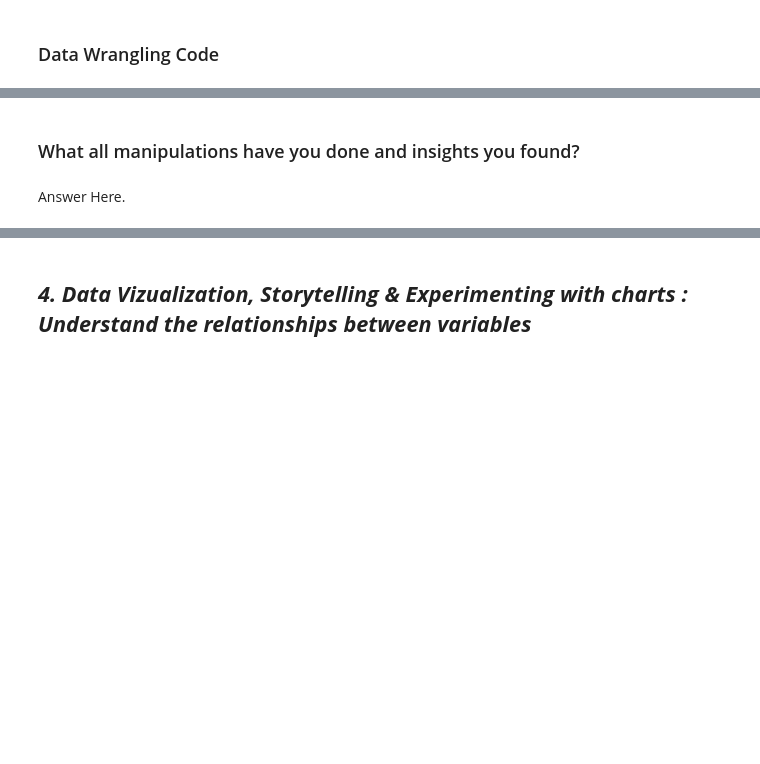
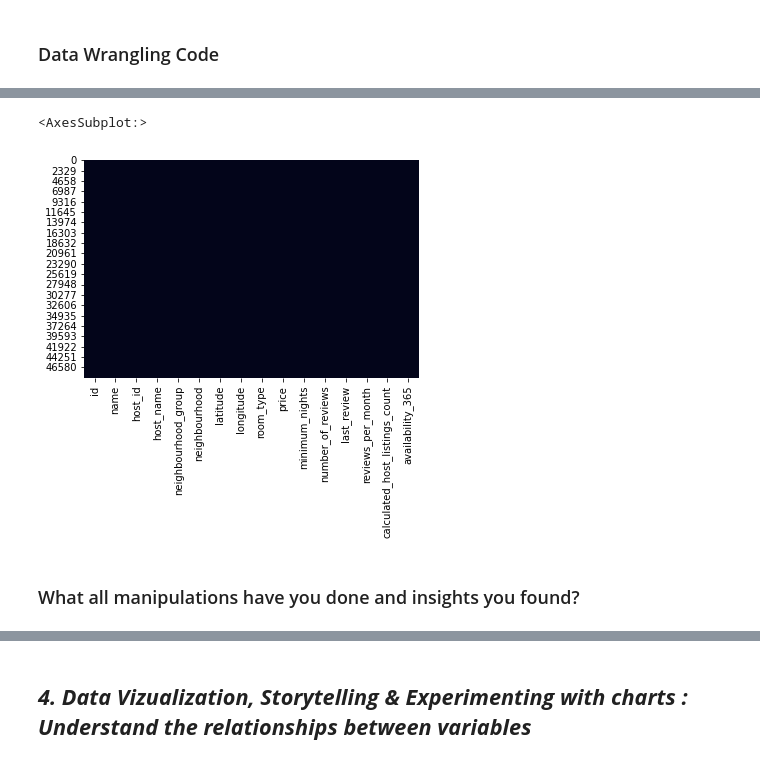
Before and after one commit to Azharpat/EDA-AIRBNB-CAPSTONE-PROJECT, a Jupyter notebook: EDA_AIRBNB_CAPSTONE_PROJECT.ipynb, the cells around one changed output, grey strips where cells are left out. Drawn from its saved outputs; the diff is of its cells as text; code cells hidden in the pictures; blank space fills up the shorter version.

```diff
--- a/EDA_AIRBNB_CAPSTONE_PROJECT.ipynb
+++ b/EDA_AIRBNB_CAPSTONE_PROJECT.ipynb
@@ -168,0 +274,3 @@ df.fillna(df.mean(), inplace=True)
+# %%
+df["reviews_per_month"] = df["reviews_per_month"].fillna(df["reviews_per_month"].mean())
+df.tail()
@@ -168,0 +284,7 @@ df.fillna(df.mean(), inplace=True)
+# %%
+df.last_review.fillna(method="ffill", inplace=True)
+# %%
+for column in df.columns:
+    if df[column].isnull().sum() != 0:
+        print("=======================================================")
+        print(f"{column} ==> Missing Values : {df[column].isnull().sum()}, dtypes : {df[column].dtypes}")
@@ -169,3 +296,7 @@ df.fillna(df.mean(), inplace=True)
+# %%
+for column in df.columns:
+    if df[column].isnull().sum() != 0:
+        df[column] = df[column].fillna(df[column].mode()[0])
 # %%
 # Missing Values/Null Values Count
 df.isnull().sum().sort_values(ascending=False)[:5]
@@ -172,4 +310,8 @@ df.isnull().sum().sort_values(ascending=False)[:5]
+# %%
+# Visualizing the missing values
+sns.heatmap(df.isnull(), cbar=False,)
+# %% [output]
+<AxesSubplot:>
+[figure, added]
 # %% [markdown]
 ### What all manipulations have you done and insights you found?
-# %% [markdown]
-Answer Here.
```
Also changed, not shown: parts of 55 cells of this notebook.
